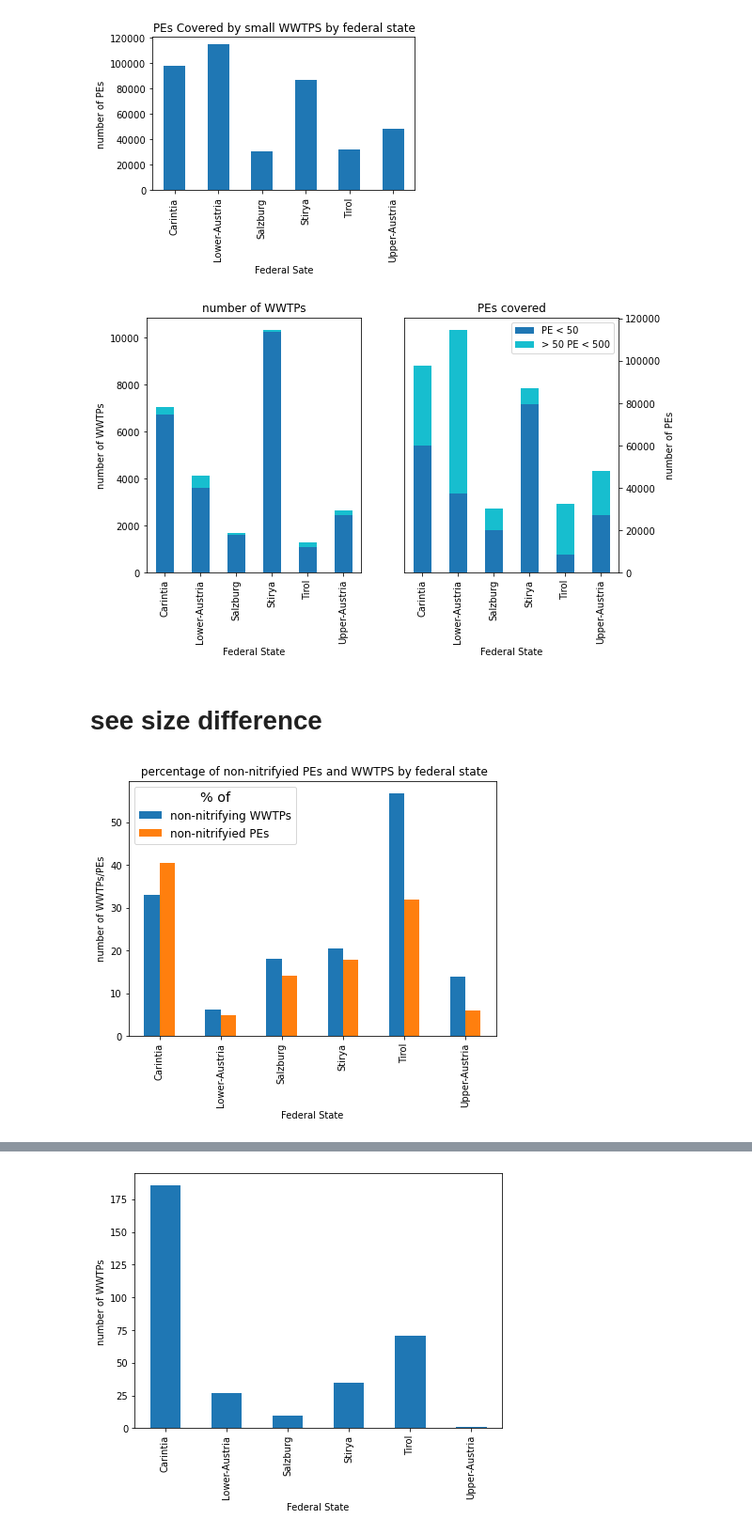
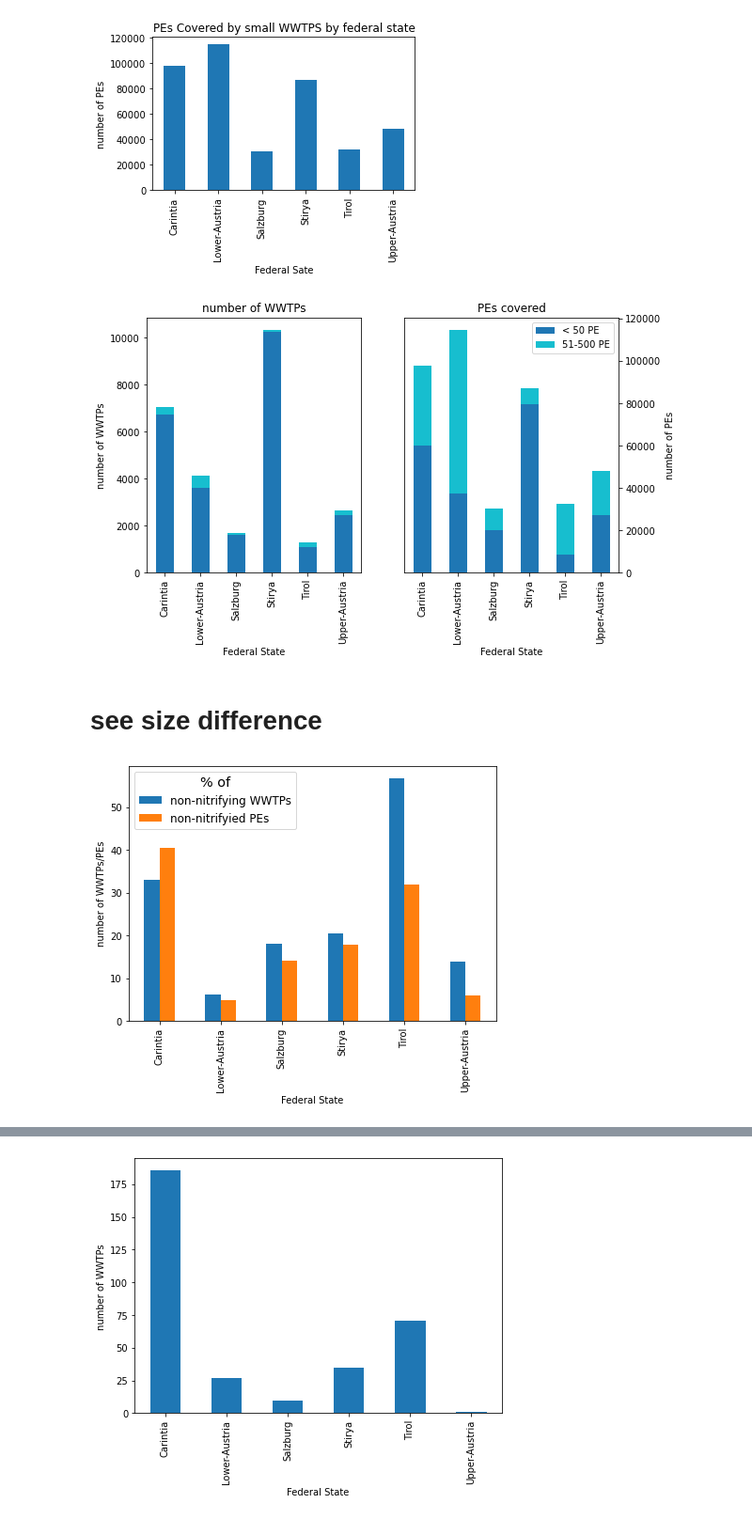
Before and after one commit to anakarpow/Locating-small-wastewater-systems-in-Austria, a Jupyter notebook: unify_graphs.ipynb, the cells around one changed output, grey strips where cells are left out. Shown: that part at 94% size. Cells and saved outputs as stored; diff of their text form; code cells hidden in the pictures.

```diff
--- a/unify_graphs.ipynb
+++ b/unify_graphs.ipynb
@@ -360,27 +366,27 @@ ax[0].set_xlabel('Federal State')
 ax[0].set_title('number of WWTPs')
 ax[1].yaxis.set_label_position("right")
 ax[1].yaxis.tick_right()
-legend_labels=['PE < 50','> 50 PE < 500']
+legend_labels=[title_small ,title_big]
 for a in ax:
     a.legend(legend_labels)
 ax[0].legend().set_visible(False)
 #ax[0].get_legend().remove()
 plt.savefig('graphs/freq_BL+sum_PE.png', bbox_inches='tight')
 # %% [output]
-[figure, old version]
+[figure, new version]
 # %% [markdown]
 # see size difference
 # %%
 #% of non nitrifying infra and not nitirifie PE
 fig, ax= plt.subplots(1, figsize=(7,5))
 data_BL.plot.bar(x='BL', y=['%BL_nonitri','%BL_PE_nonitri'],ax=ax)
 plt.ylabel('number of WWTPs/PEs')
 plt.xlabel('Federal State')
-ax.set_title(' Percentage of Non-nitrifyied'.capitalize() +' PEs and WWTPS by federal state')
+#ax.set_title(' Percentage of Non-nitrifyied'.capitalize() +' PEs and WWTPS by federal state')
 ax.legend(['non-nitrifying WWTPs','non-nitrifyied PEs'], title='% of', title_fontsize='x-large', fontsize='large')
 plt.savefig('graphs/%nonitri+%PE_nonitri_BL.png', bbox_inches='tight')
 # %% [output]
-[figure, old version]
+[figure, new version]
 # %%
 fig, ax= plt.subplots(1,2, figsize=(9,5))
 data_BL.plot(kind='bar', y=['PE_nonitri_small','PE_nonitri_medium'],x='BL',
```
Also changed, not shown: parts of 13 cells of this notebook, 1 other file.
